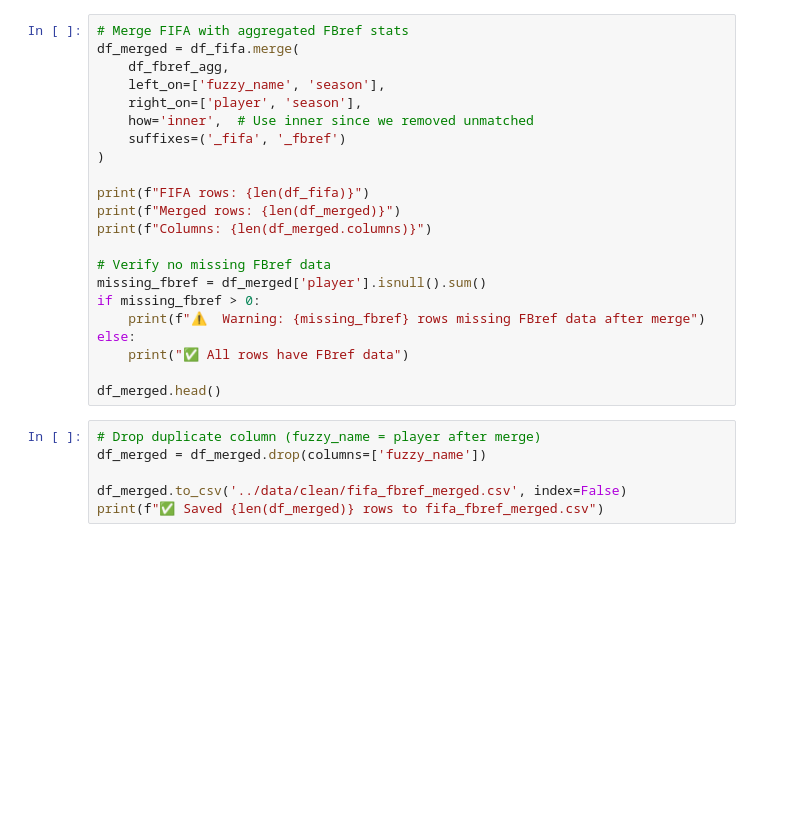
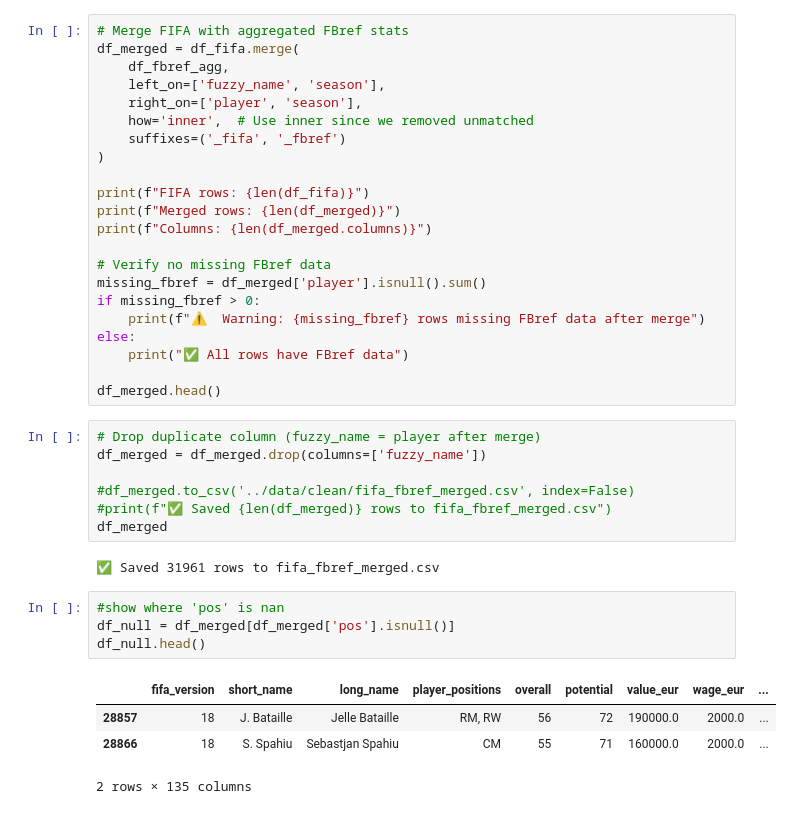
Before and after one commit to JackyJoh/fut, a Jupyter notebook: notebooks/cleanFIFA.ipynb, the cells around one changed output. Cells and saved outputs as stored; diff of their text form; blank space fills up the shorter version.

```diff
--- a/notebooks/cleanFIFA.ipynb
+++ b/notebooks/cleanFIFA.ipynb
@@ -332,5 +332,17 @@ df_merged.head()
 # Drop duplicate column (fuzzy_name = player after merge)
 df_merged = df_merged.drop(columns=['fuzzy_name'])
 
-df_merged.to_csv('../data/clean/fifa_fbref_merged.csv', index=False)
-print(f"✅ Saved {len(df_merged)} rows to fifa_fbref_merged.csv")
+#df_merged.to_csv('../data/clean/fifa_fbref_merged.csv', index=False)
+#print(f"✅ Saved {len(df_merged)} rows to fifa_fbref_merged.csv")
+df_merged
+# %% [output]
+✅ Saved 31961 rows to fifa_fbref_merged.csv
+# %%
+#show where 'pos' is nan
+df_null = df_merged[df_merged['pos'].isnull()]
+df_null.head()
+# %% [output]
+|  | fifa_version | short_name | long_name | player_positions | overall | potential | value_eur | wage_eur | ... |
+| 28857 | 18 | J. Bataille | Jelle Bataille | RM, RW | 56 | 72 | 190000.0 | 2000.0 | ... |
+| 28866 | 18 | S. Spahiu | Sebastjan Spahiu | CM | 55 | 71 | 160000.0 | 2000.0 | ... |
+2 rows × 135 columns
```
